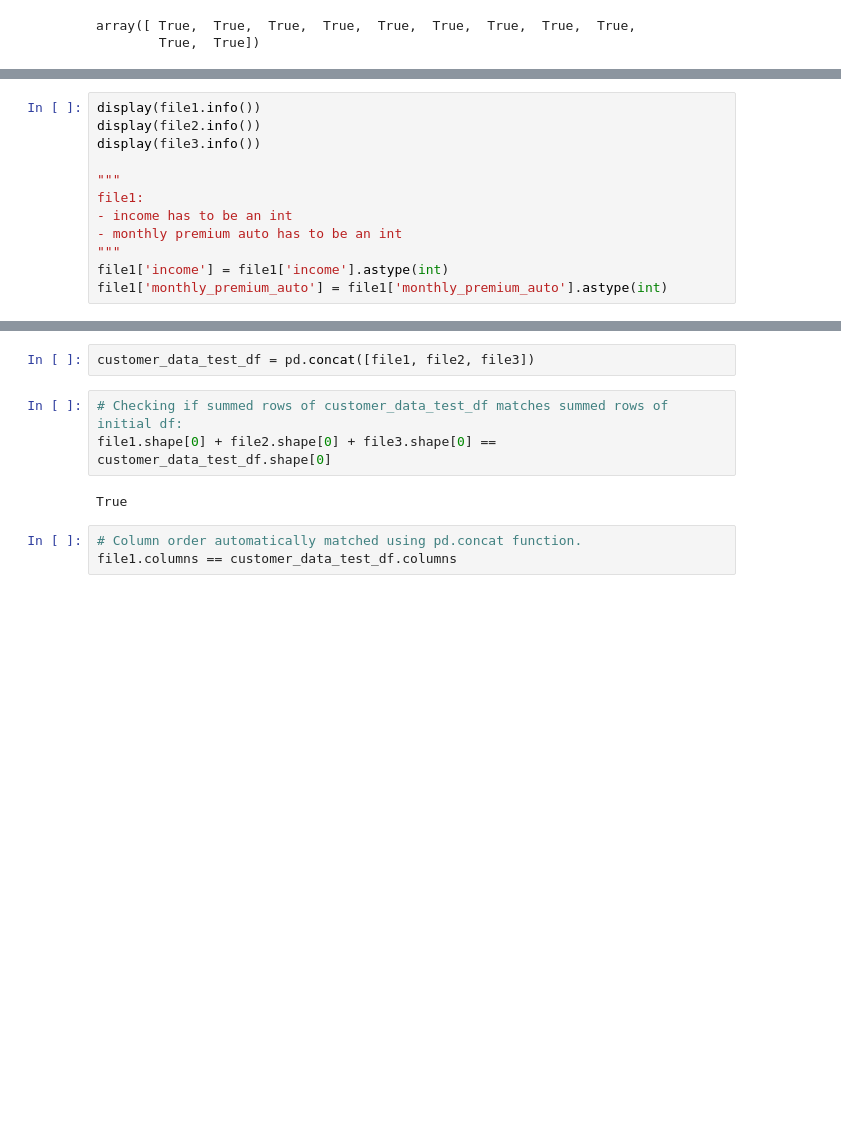
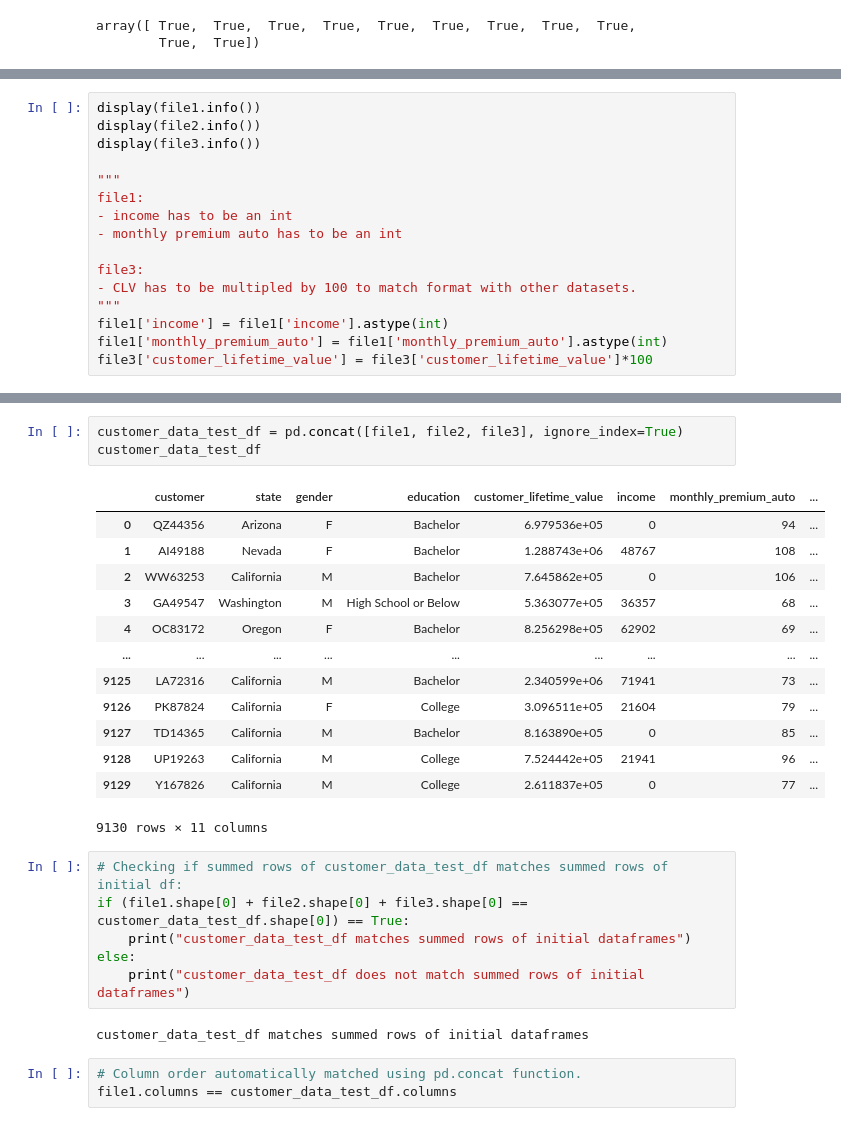
Before and after one commit to henrysoysa/lab-dw-data-structuring-and-combining, a Jupyter notebook: lab-dw-data-structuring-and-combining.ipynb, the cells around one changed output, grey strips where cells are left out. Saved outputs shown, nothing was run; the diff lists cells and outputs as text; blank space fills up the shorter version.

```diff
--- a/lab-dw-data-structuring-and-combining.ipynb
+++ b/lab-dw-data-structuring-and-combining.ipynb
@@ -140,9 +141,13 @@ display(file3.info())
 file1:
 - income has to be an int
 - monthly premium auto has to be an int
+
+file3:
+- CLV has to be multipled by 100 to match format with other datasets.
 """
 file1['income'] = file1['income'].astype(int)
 file1['monthly_premium_auto'] = file1['monthly_premium_auto'].astype(int)
+file3['customer_lifetime_value'] = file3['customer_lifetime_value']*100
 # %% [output]
 <class 'pandas.core.frame.DataFrame'>
 Index: 1068 entries, 1 to 1070
@@ -209,10 +290,28 @@ display(file3.shape)
 # %%
-customer_data_test_df = pd.concat([file1, file2, file3])
+customer_data_test_df = pd.concat([file1, file2, file3], ignore_index=True)
+customer_data_test_df
+# %% [output]
+|  | customer | state | gender | education | customer_lifetime_value | income | monthly_premium_auto | ... |
+| 0 | QZ44356 | Arizona | F | Bachelor | 6.979536e+05 | 0 | 94 | ... |
+| 1 | AI49188 | Nevada | F | Bachelor | 1.288743e+06 | 48767 | 108 | ... |
+| 2 | WW63253 | California | M | Bachelor | 7.645862e+05 | 0 | 106 | ... |
+| 3 | GA49547 | Washington | M | High School or Below | 5.363077e+05 | 36357 | 68 | ... |
+| 4 | OC83172 | Oregon | F | Bachelor | 8.256298e+05 | 62902 | 69 | ... |
+| ... | ... | ... | ... | ... | ... | ... | ... | ... |
+| 9125 | LA72316 | California | M | Bachelor | 2.340599e+06 | 71941 | 73 | ... |
+| 9126 | PK87824 | California | F | College | 3.096511e+05 | 21604 | 79 | ... |
+| 9127 | TD14365 | California | M | Bachelor | 8.163890e+05 | 0 | 85 | ... |
+| 9128 | UP19263 | California | M | College | 7.524442e+05 | 21941 | 96 | ... |
+| 9129 | Y167826 | California | M | College | 2.611837e+05 | 0 | 77 | ... |
+9130 rows × 11 columns
 # %%
 # Checking if summed rows of customer_data_test_df matches summed rows of initial df:
-file1.shape[0] + file2.shape[0] + file3.shape[0] == customer_data_test_df.shape[0]
+if (file1.shape[0] + file2.shape[0] + file3.shape[0] == customer_data_test_df.shape[0]) == True:
+    print("customer_data_test_df matches summed rows of initial dataframes")
+else:
+    print("customer_data_test_df does not match summed rows of initial dataframes")
 # %% [output]
-True
+customer_data_test_df matches summed rows of initial dataframes
 # %%
 # Column order automatically matched using pd.concat function.
 file1.columns == customer_data_test_df.columns
```
Also changed, not shown: parts of 32 cells of this notebook, 1 other file.
